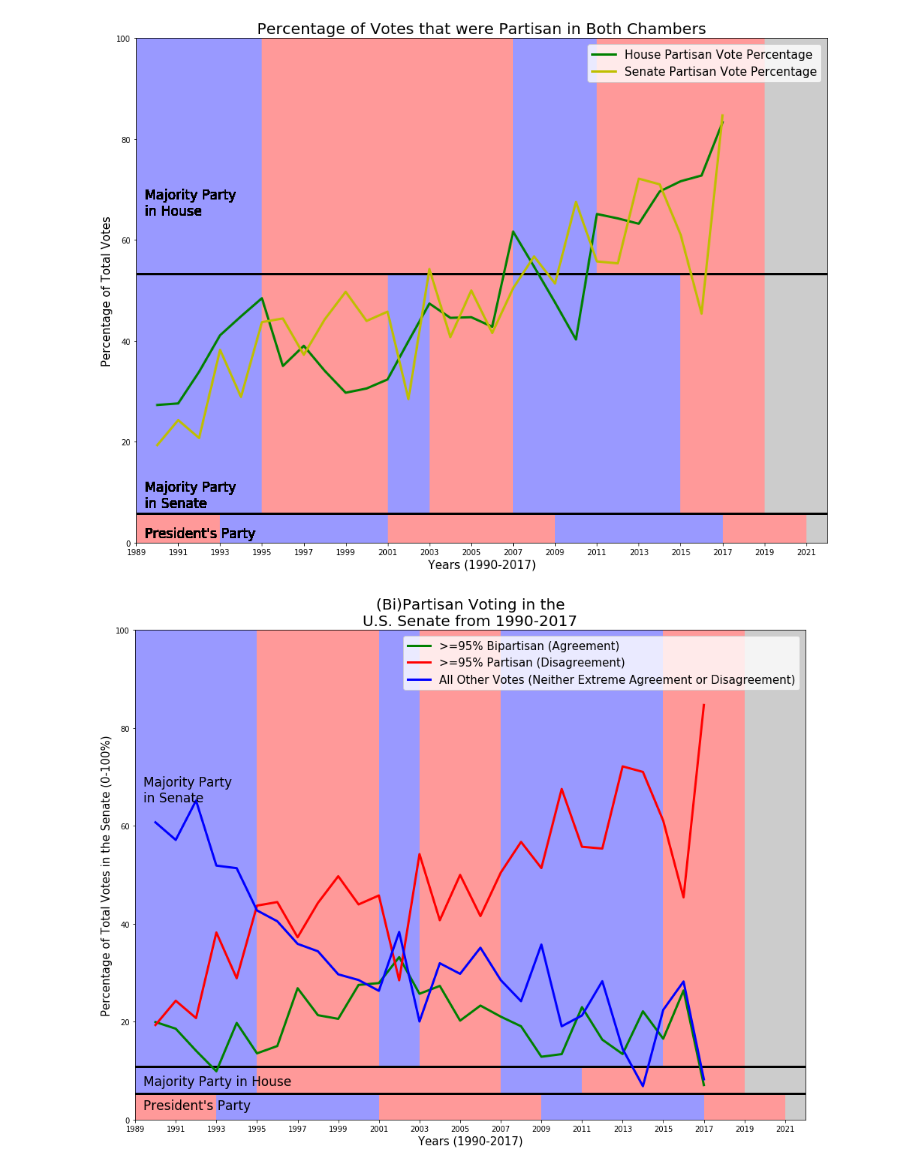
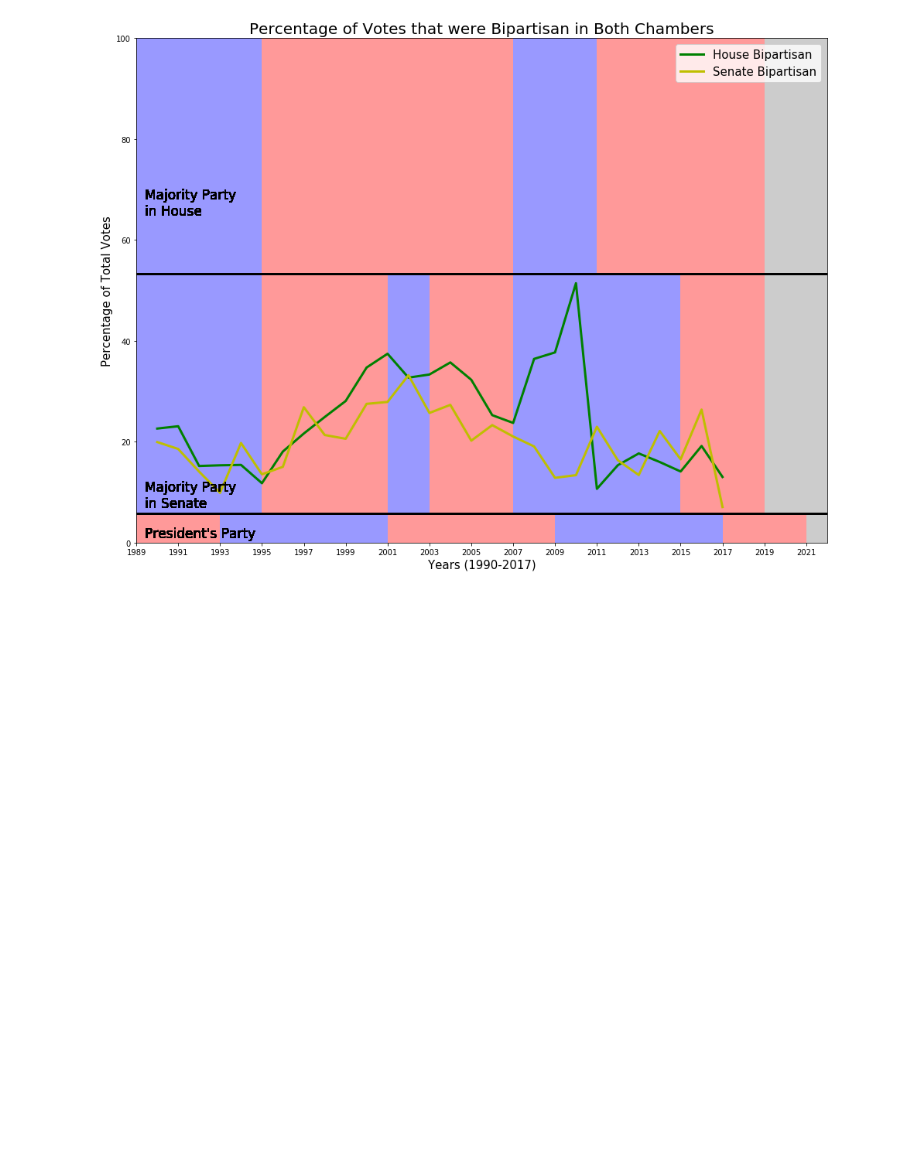
Before and after one commit to shivamparikh/partisan, a Jupyter notebook: Visualizers/Partisan Project with DataScience Library.ipynb, the cells around one changed output. Saved outputs shown, nothing was run; the diff lists cells and outputs as text; code cells hidden in the pictures; blank space fills up the shorter version.

```diff
--- a/Visualizers/Partisan Project with DataScience Library.ipynb
+++ b/Visualizers/Partisan Project with DataScience Library.ipynb
@@ -107,18 +107,18 @@ def datasci():
                                     "Senate Bipartisan", np.array([x['together']*100/x['total'] for x in sen_dict]))
     total = senate.join("Year", house)
     plt.axis([1989, 2022, 0, 100])
-    plt.plot(total.column("Year"), total.column("House Partisan"), 'k', c='g', label="House Partisan Vote Percentage", linewidth=3)
-    plt.plot(total.column("Year"), total.column("Senate Partisan"), 'k', c='y', label="Senate Partisan Vote Percentage", linewidth=3)
+    #plt.plot(total.column("Year"), total.column("House Partisan"), 'k', c='g', label="House Partisan Vote Percentage", linewidth=3)
+    #plt.plot(total.column("Year"), total.column("Senate Partisan"), 'k', c='y', label="Senate Partisan Vote Percentage", linewidth=3)
     #plt.plot(total.column("Year"), total.column("House Non Partisan"), 'k', c='g', label="House Non Partisan", linewidth=3)
     #plt.plot(total.column("Year"), total.column("Senate Non Partisan"), 'k', c='y', label="Senate Non Partisan", linewidth=3)
-    #plt.plot(total.column("Year"), total.column("House Bipartisan"), 'k', c='g', label="House Bipartisan", linewidth=3)
-    #plt.plot(total.column("Year"), total.column("Senate Bipartisan"), 'k', c='y', label="Senate Bipartisan", linewidth=3)
+    plt.plot(total.column("Year"), total.column("House Bipartisan"), 'k', c='g', label="House Bipartisan", linewidth=3)
+    plt.plot(total.column("Year"), total.column("Senate Bipartisan"), 'k', c='y', label="Senate Bipartisan", linewidth=3)
     drawParties(plt, "both")
     plt.legend(loc=1, fontsize=15)
-    plt.title("Percentage of Votes that were Partisan in Both Chambers", fontsize=20)
+    plt.title("Percentage of Votes that were Bipartisan in Both Chambers", fontsize=20)
     plt.ylabel("Percentage of Total Votes", fontsize=15)
     plt.xlabel("Years (1990-2017)", fontsize=15)
-    plt.savefig("Join_Final.png")
+    plt.savefig("Join_Final_Bipartisan.png")
     plt.show()
 
 
@@ -224,8 +224,7 @@ def color(party):
         return 'grey'
 # %%
 datasci()
-senateGenerateLine()
-houseGenerateLine()
+# senateGenerateLine()
+# houseGenerateLine()
 # %% [output]
-[figure, old version]
+[figure, new version]
-[figure, removed]
```
Also changed, not shown: parts of 1 cell of this notebook, 15 other files.
